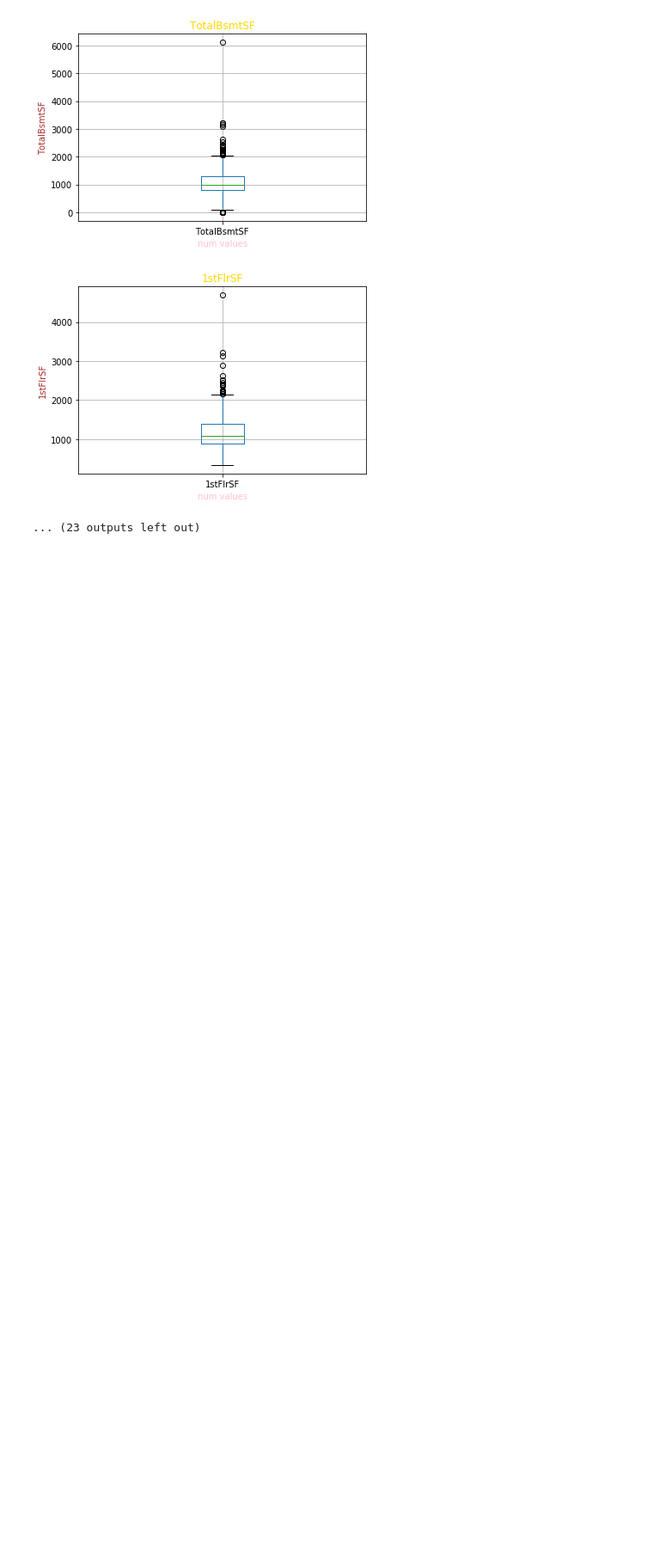
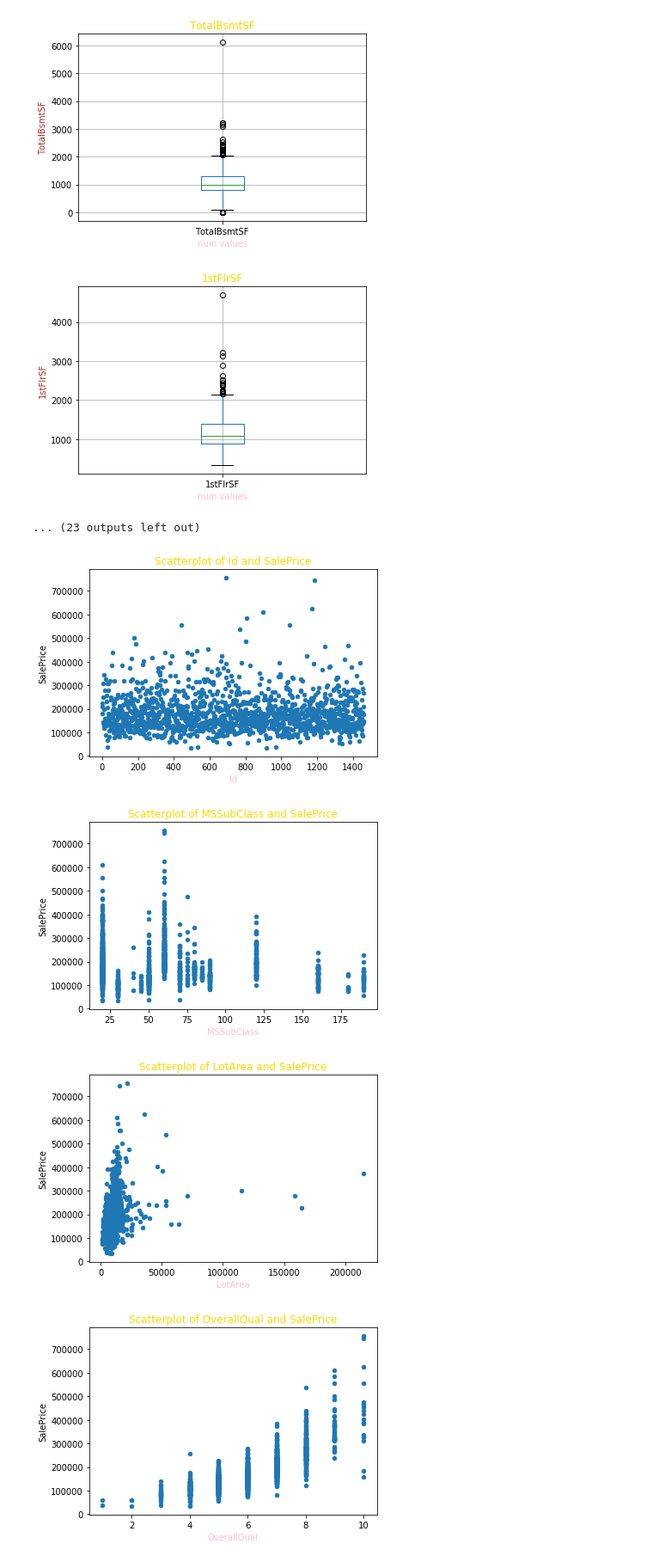
Before and after one commit to matthewlkleiman/kaggle_comps, a Jupyter notebook: housing_data/scratch.ipynb, the cells around one changed output. Shown at 86% size. Cells and saved outputs as stored; diff of their text form; code cells hidden in the pictures; blank space fills up the shorter version.

Commit message:
added a nice little loop to scatter everything w/ SalePrice

```diff
--- a/housing_data/scratch.ipynb
+++ b/housing_data/scratch.ipynb
@@ -62,3 +62,14 @@ for i in df.columns[df.dtypes == 'int64'].values:
 [figure]
 [figure]
 ... (23 outputs left out)
+# %%
+for i in df.columns[df.dtypes == 'int64'].values:
+    df.plot(kind='scatter', x=i, y='SalePrice')
+    plt.title('Scatterplot of ' + i + ' and SalePrice', color='gold')
+    plt.xlabel(i, color='pink')
+    plt.show()
+# %% [output]
+[figure, added]
+[figure, added]
+[figure, added]
+[figure, added]
```
Also changed, not shown: parts of 1 cell of this notebook.
